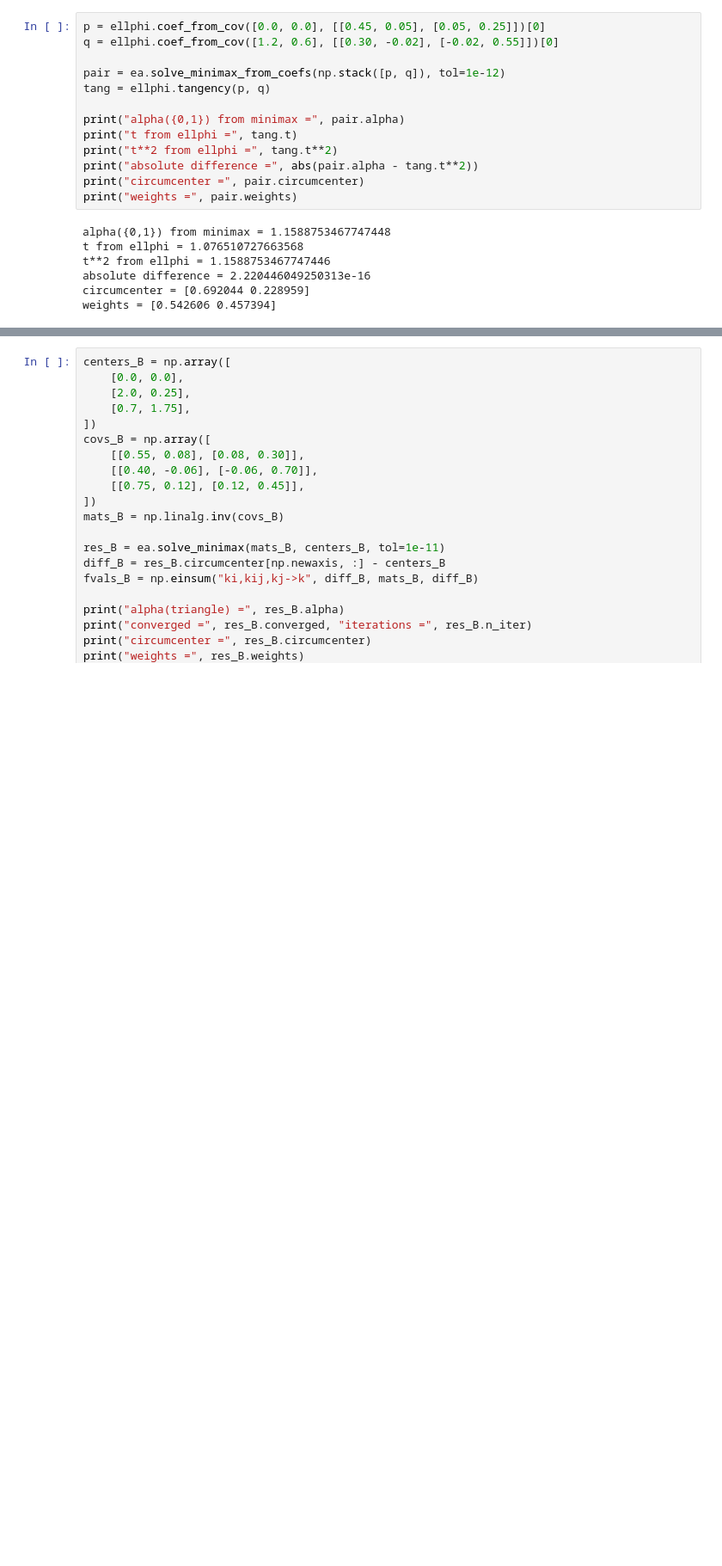
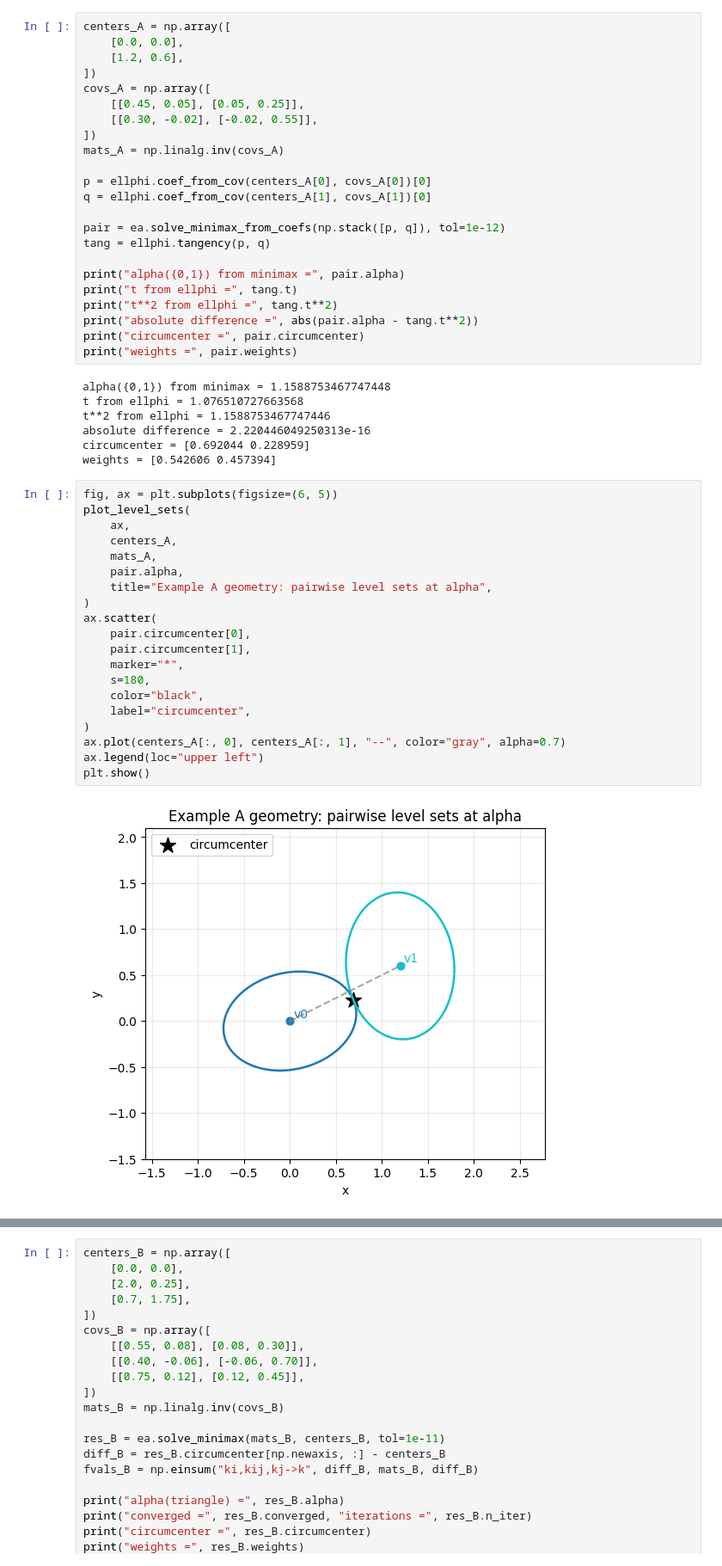
Before and after one commit to uda-lab/ellcech, a Jupyter notebook: notebooks/practical_demo.ipynb, the cells around one changed output, grey strips where cells are left out. Shown at 86% size. Drawn from its saved outputs; the diff is of its cells as text; blank space fills up the shorter version.

Commit message:
notebook: add and execute visualization examples

```diff
--- a/notebooks/practical_demo.ipynb
+++ b/notebooks/practical_demo.ipynb
@@ -25,8 +53,18 @@ np.set_printoptions(precision=6, suppress=True)
 
 For a 2-vertex simplex, `alpha` from `ellphi_alpha` should match `ellphi.tangency(...).t**2`.
 # %%
-p = ellphi.coef_from_cov([0.0, 0.0], [[0.45, 0.05], [0.05, 0.25]])[0]
-q = ellphi.coef_from_cov([1.2, 0.6], [[0.30, -0.02], [-0.02, 0.55]])[0]
+centers_A = np.array([
+    [0.0, 0.0],
+    [1.2, 0.6],
+])
+covs_A = np.array([
+    [[0.45, 0.05], [0.05, 0.25]],
+    [[0.30, -0.02], [-0.02, 0.55]],
+])
+mats_A = np.linalg.inv(covs_A)
+
+p = ellphi.coef_from_cov(centers_A[0], covs_A[0])[0]
+q = ellphi.coef_from_cov(centers_A[1], covs_A[1])[0]
 
 pair = ea.solve_minimax_from_coefs(np.stack([p, q]), tol=1e-12)
 tang = ellphi.tangency(p, q)
@@ -44,6 +82,28 @@ t**2 from ellphi = 1.1588753467747446
 absolute difference = 2.220446049250313e-16
 circumcenter = [0.692044 0.228959]
 weights = [0.542606 0.457394]
+# %%
+fig, ax = plt.subplots(figsize=(6, 5))
+plot_level_sets(
+    ax,
+    centers_A,
+    mats_A,
+    pair.alpha,
+    title="Example A geometry: pairwise level sets at alpha",
+)
+ax.scatter(
+    pair.circumcenter[0],
+    pair.circumcenter[1],
+    marker="*",
+    s=180,
+    color="black",
+    label="circumcenter",
+)
+ax.plot(centers_A[:, 0], centers_A[:, 1], "--", color="gray", alpha=0.7)
+ax.legend(loc="upper left")
+plt.show()
+# %% [output]
+[figure, added]
 # %% [markdown]
 ## Example B: Small anisotropic simplex (`|sigma| = 3`)
 
```
Also changed, not shown: parts of 9 cells of this notebook.
